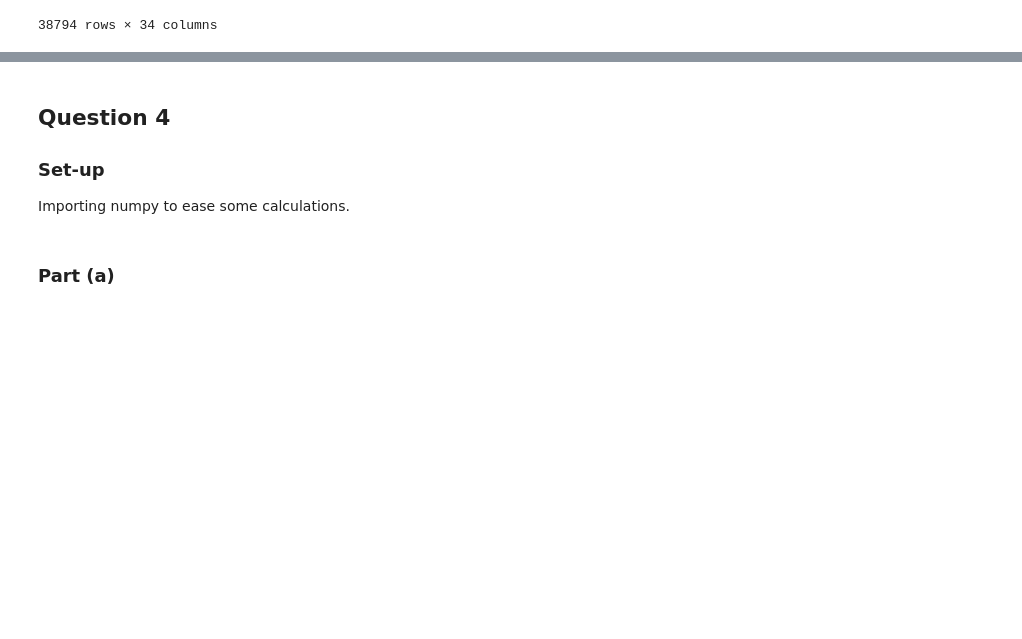
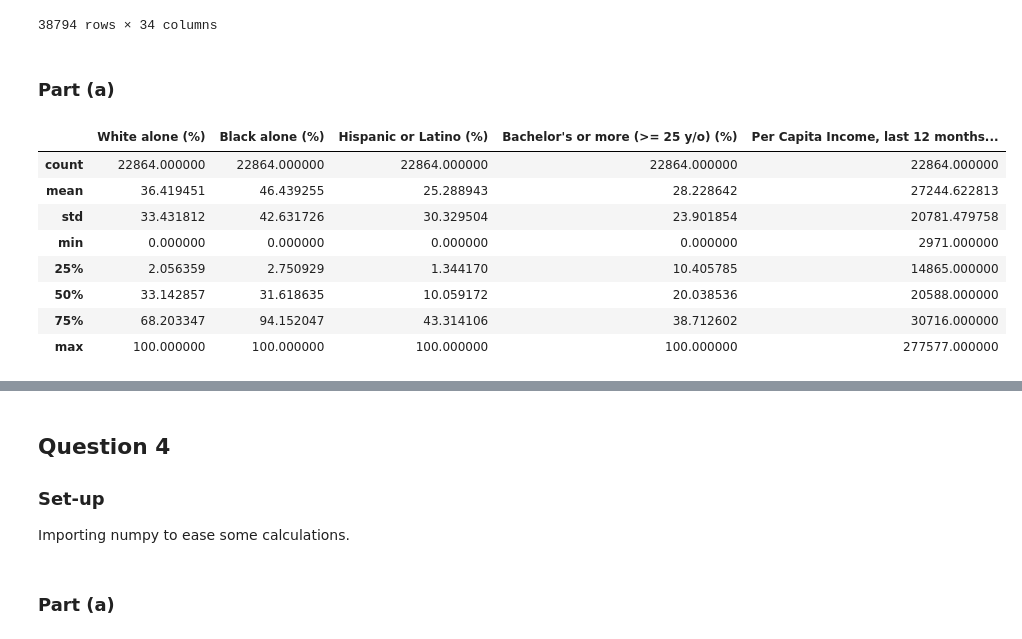
Before and after one commit to fogarty-ben/capp30254-machine-learning, a Jupyter notebook: hws/hw1/write_up.ipynb, the cells around one changed output, grey strips where cells are left out. Cells and saved outputs as stored; diff of their text form; code cells hidden in the pictures; blank space fills up the shorter version.

```diff
--- a/hws/hw1/write_up.ipynb
+++ b/hws/hw1/write_up.ipynb
@@ -401,3 +401,18 @@ by_block_summary
 | 38792 | 137XX S JEFFERY AVE | 170315502002 | 0 | 0 | 0 | 1 | 0 | 0 | ... |
 | 38793 | 137XX S LEYDEN AVE | 170315401011 | 0 | 0 | 1 | 1 | 0 | 0 | ... |
 38794 rows × 34 columns
+# %% [markdown]
+### Part (a)
+# %%
+battery_mask = by_block_summary.BATTERY >= 1
+cc.describe_blocks(by_block_summary[battery_mask], block_stats)
+# %% [output]
+|  | White alone (%) | Black alone (%) | Hispanic or Latino (%) | Bachelor's or more (>= 25 y/o) (%) | Per Capita Income, last 12 months... |
+| count | 22864.000000 | 22864.000000 | 22864.000000 | 22864.000000 | 22864.000000 |
+| mean | 36.419451 | 46.439255 | 25.288943 | 28.228642 | 27244.622813 |
+| std | 33.431812 | 42.631726 | 30.329504 | 23.901854 | 20781.479758 |
+| min | 0.000000 | 0.000000 | 0.000000 | 0.000000 | 2971.000000 |
+| 25% | 2.056359 | 2.750929 | 1.344170 | 10.405785 | 14865.000000 |
+| 50% | 33.142857 | 31.618635 | 10.059172 | 20.038536 | 20588.000000 |
+| 75% | 68.203347 | 94.152047 | 43.314106 | 38.712602 | 30716.000000 |
+| max | 100.000000 | 100.000000 | 100.000000 | 100.000000 | 277577.000000 |
```
Also changed, not shown: parts of 6 cells of this notebook, 1 other file.
